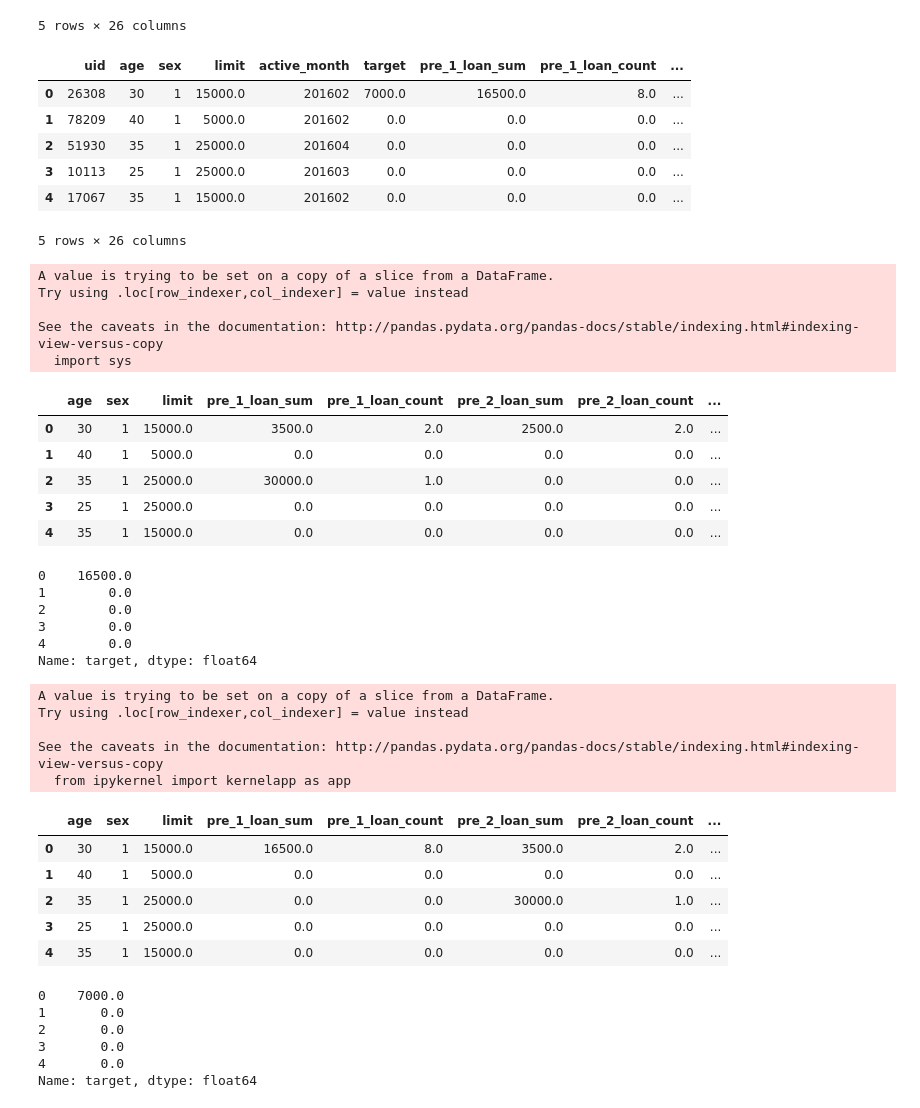
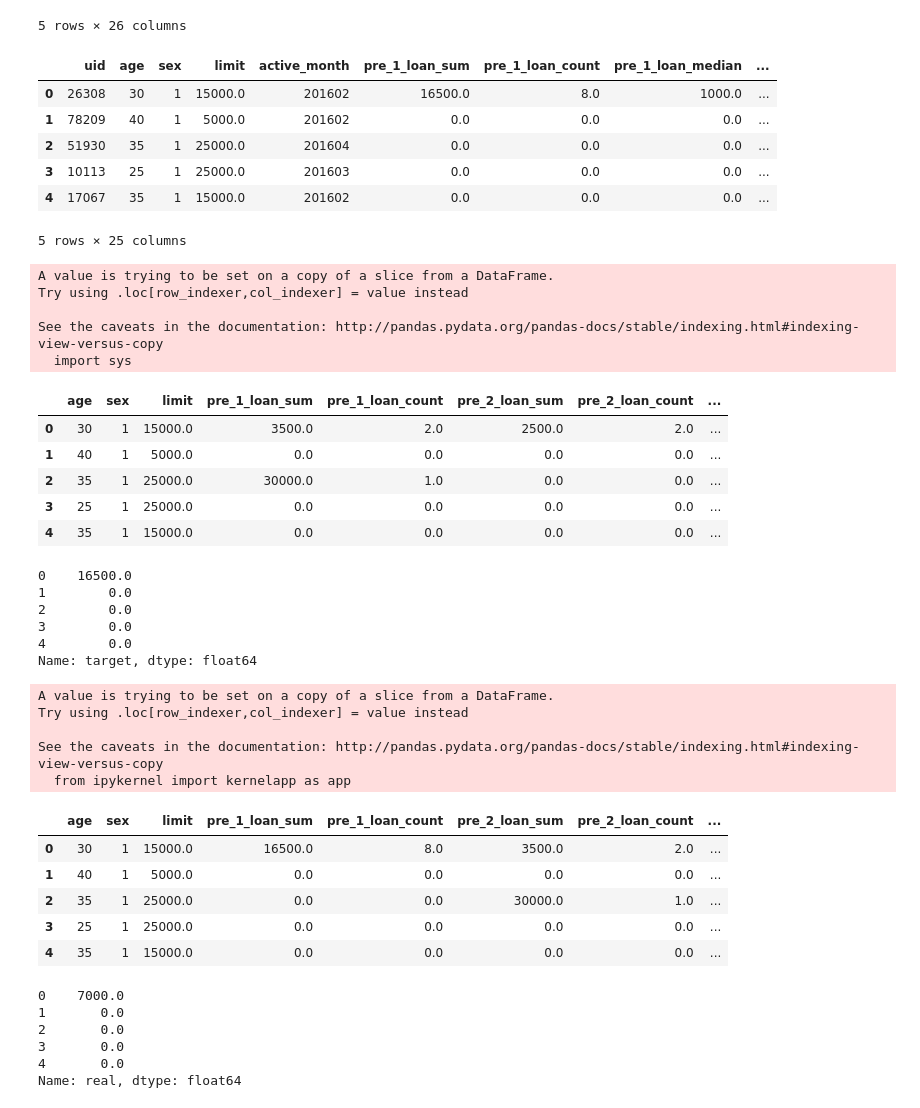
Before and after one commit to TmacZhou/ML__Practice, a Jupyter notebook: loan/loan_solutions_start_version_2.ipynb, the cells around one changed output. Saved outputs shown, nothing was run; the diff lists cells and outputs as text; code cells hidden in the pictures.

```diff
--- a/loan/loan_solutions_start_version_2.ipynb
+++ b/loan/loan_solutions_start_version_2.ipynb
@@ -9,7 +9,7 @@ from IPython.core.interactiveshell import InteractiveShell
 InteractiveShell.ast_node_interactivity = "all"
 # %%
 user = pd.read_csv('user.csv')
-loan = pd.read_csv('loan.csv')
+loan = pd.read_csv('loan_train.csv')
 click = pd.read_csv('click.csv')
 user.head()
 loan.head()
@@ -216,41 +216,41 @@ train.head()
 | 4 | 17067 | 35 | 1 | 15000.0 | 201602 | 0.0 | 0.0 | 0.0 | ... |
 5 rows × 26 columns
 # %%
-test = user.merge(loan_stat_by_month[loan_stat_by_month.month == 201611][['uid','loan_sum']],on='uid',how='left')
-test = test.rename(columns = {'loan_sum':'target'})
-test.target = test.target.fillna(0)
-test = test.merge(loan_stat_by_month[loan_stat_by_month.month == 201610][['uid','loan_sum','loan_count','loan_median','payment_month']],on='uid',how='left')
+# test = user.merge(loan_stat_by_month[loan_stat_by_month.month == 201611][['uid','loan_sum']],on='uid',how='left')
+# test = test.rename(columns = {'loan_sum':'target'})
+# test.target = test.target.fillna(0)
+test = user.merge(loan_stat_by_month[loan_stat_by_month.month == 201610][['uid','loan_sum','loan_count','loan_median','payment_month']],on='uid',how='left')
 test = test.rename(columns = {'loan_sum':'pre_1_loan_sum',
                               'loan_count':'pre_1_loan_count',
                               'loan_median':'pre_1_loan_median',
                               'payment_month':'pre_1_payment_month',
                               'loan_payment':'pre_1_payment'})
 test = test.fillna(0)
 test = test.merge(loan_stat_by_month[loan_stat_by_month.month == 201609][['uid','loan_sum','loan_count','loan_median','payment_month']],on='uid',how='left')
 test = test.rename(columns = {'loan_sum':'pre_2_loan_sum',
                               'loan_count':'pre_2_loan_count',
                               'loan_median':'pre_2_loan_median',
                               'payment_month':'pre_2_payment_month',
                               'loan_payment':'pre_2_payment'})
 
 test = test.merge(loan_test,on='uid',how='left')
 test = test.merge(loan_will_pay_test_2,on='uid',how='left')
 test = test.merge(user_loan_test_max_amount,on='uid',how='left')
 test = test.merge(plannum_test_max,on='uid',how='left')
 test = test.merge(click_9_10,on='uid',how='left')
 # test = test.merge(test_past[['uid','past_loan_mean','past_loan_sum']],on='uid',how='left')
 test = test.fillna(0)
 test['active_dif'] = (pd.to_datetime('2016-11-01') - test.active_date ).dt.days
 test = test.drop(['active_date'], axis = 1)
 test.head()
 # %% [output]
-|  | uid | age | sex | limit | active_month | target | pre_1_loan_sum | pre_1_loan_count | ... |
-| 0 | 26308 | 30 | 1 | 15000.0 | 201602 | 7000.0 | 16500.0 | 8.0 | ... |
+|  | uid | age | sex | limit | active_month | pre_1_loan_sum | pre_1_loan_count | pre_1_loan_median | ... |
+| 0 | 26308 | 30 | 1 | 15000.0 | 201602 | 16500.0 | 8.0 | 1000.0 | ... |
 | 1 | 78209 | 40 | 1 | 5000.0 | 201602 | 0.0 | 0.0 | 0.0 | ... |
 | 2 | 51930 | 35 | 1 | 25000.0 | 201604 | 0.0 | 0.0 | 0.0 | ... |
 | 3 | 10113 | 25 | 1 | 25000.0 | 201603 | 0.0 | 0.0 | 0.0 | ... |
 | 4 | 17067 | 35 | 1 | 15000.0 | 201602 | 0.0 | 0.0 | 0.0 | ... |
-5 rows × 26 columns
+5 rows × 25 columns
 # %%
 columns = ['age', 'sex', 'limit', 'pre_1_loan_sum', 'pre_1_loan_count', 'pre_2_loan_sum', 'pre_2_loan_count',
            'pre_1_loan_median', 'pre_2_loan_median', 'payment','remain_payment','loan_amount','plannum',
@@ -263,7 +263,7 @@ X_train['age_limit'] = train.age * train.limit
 X_train.head()
 Y_train.head()
 
-Y_test = test.target
+Y_test = pd.read_csv('real.csv')['real']
 # X_test = test.drop(['target','uid','pre_1_payment','pre_2_payment'],axis = 1)
 X_test = test[columns]
 X_test['age_limit'] = test.age * test.limit
@@ -304,7 +304,7 @@ See the caveats in the documentation: http://pandas.pydata.org/pandas-docs/stabl
 2       0.0
 3       0.0
 4       0.0
-Name: target, dtype: float64
+Name: real, dtype: float64
 # %%
 from sklearn.linear_model import LogisticRegression
 from sklearn.svm import SVC, LinearSVC
```
Also changed, not shown: parts of 3 cells of this notebook.
